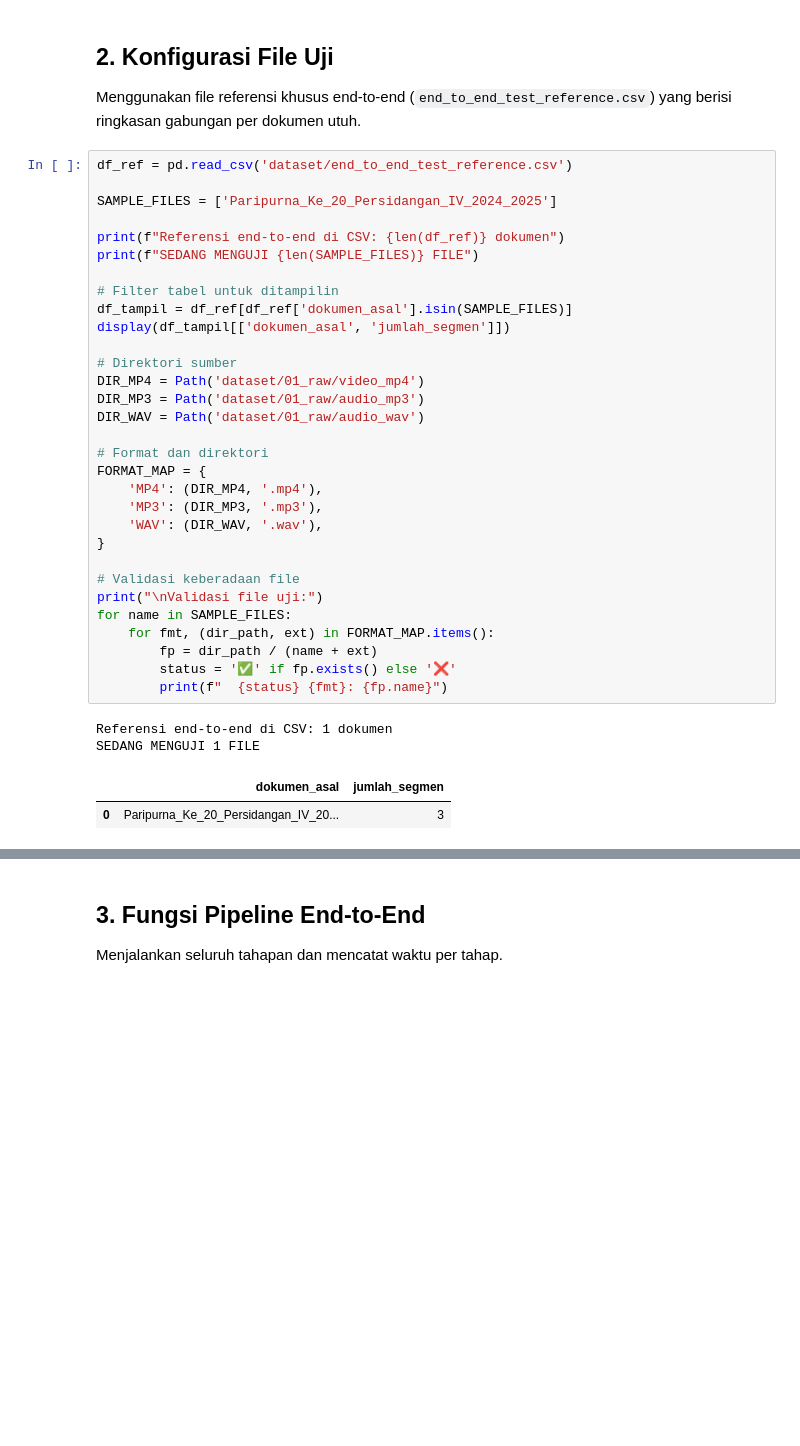
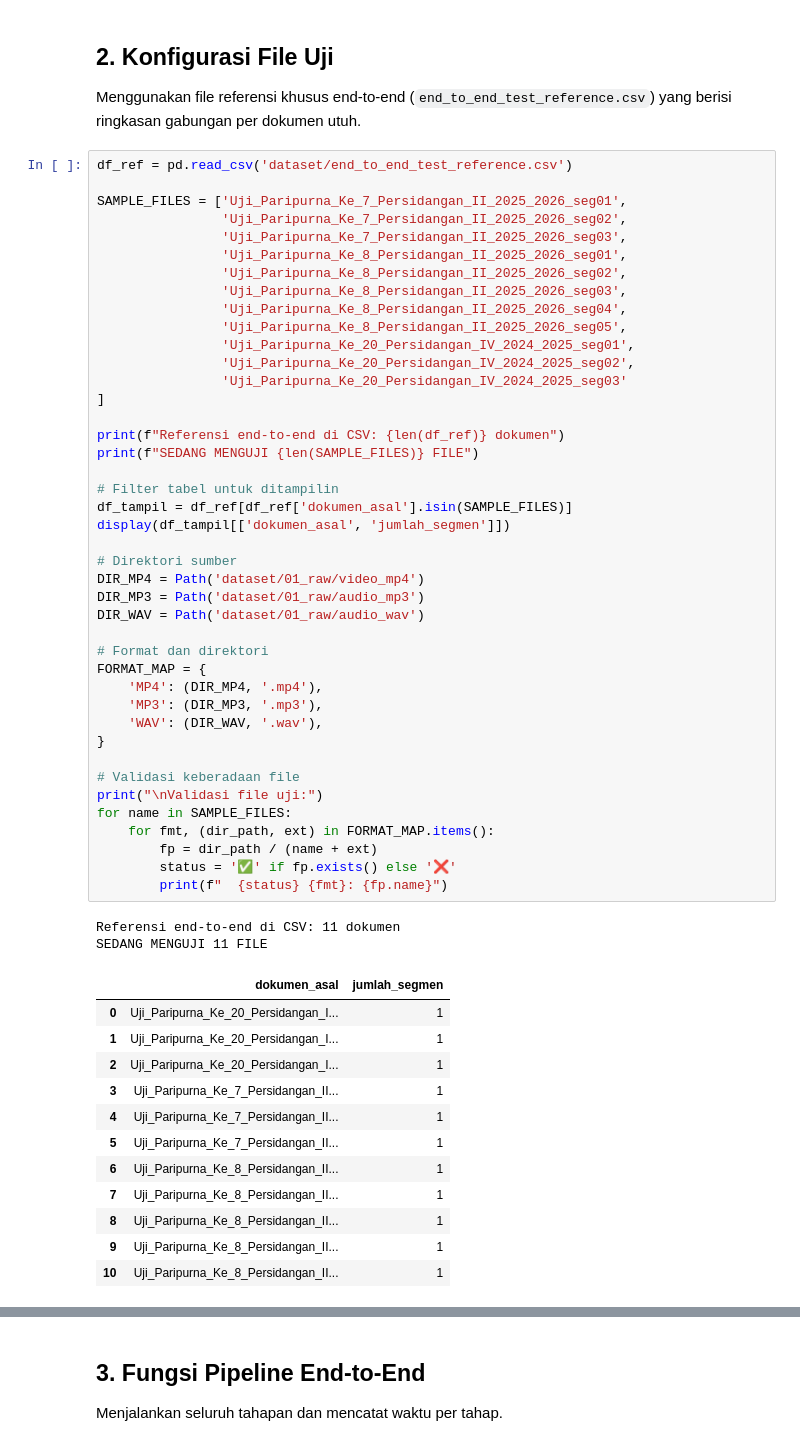
Before and after one commit to OkaWiyana/meeting-summarizer, a Jupyter notebook: notebooks/04_end_to_end_test.ipynb, the cells around one changed output, grey strips where cells are left out. Cells and saved outputs as stored; diff of their text form; blank space fills up the shorter version.

```diff
--- a/notebooks/04_end_to_end_test.ipynb
+++ b/notebooks/04_end_to_end_test.ipynb
@@ -82,37 +115,58 @@ Menggunakan file referensi khusus end-to-end (`end_to_end_test_reference.csv`) y
 # %%
 df_ref = pd.read_csv('dataset/end_to_end_test_reference.csv')
 
-SAMPLE_FILES = ['Paripurna_Ke_20_Persidangan_IV_2024_2025']
+SAMPLE_FILES = ['Uji_Paripurna_Ke_7_Persidangan_II_2025_2026_seg01',
+                'Uji_Paripurna_Ke_7_Persidangan_II_2025_2026_seg02',
+                'Uji_Paripurna_Ke_7_Persidangan_II_2025_2026_seg03',
+                'Uji_Paripurna_Ke_8_Persidangan_II_2025_2026_seg01',
+                'Uji_Paripurna_Ke_8_Persidangan_II_2025_2026_seg02',
+                'Uji_Paripurna_Ke_8_Persidangan_II_2025_2026_seg03',
+                'Uji_Paripurna_Ke_8_Persidangan_II_2025_2026_seg04',
+                'Uji_Paripurna_Ke_8_Persidangan_II_2025_2026_seg05',
+                'Uji_Paripurna_Ke_20_Persidangan_IV_2024_2025_seg01',
+                'Uji_Paripurna_Ke_20_Persidangan_IV_2024_2025_seg02',
+                'Uji_Paripurna_Ke_20_Persidangan_IV_2024_2025_seg03'
+]
 
 print(f"Referensi end-to-end di CSV: {len(df_ref)} dokumen")
 print(f"SEDANG MENGUJI {len(SAMPLE_FILES)} FILE")
 
 # Filter tabel untuk ditampilin
 df_tampil = df_ref[df_ref['dokumen_asal'].isin(SAMPLE_FILES)]
 display(df_tampil[['dokumen_asal', 'jumlah_segmen']])
 
 # Direktori sumber
 DIR_MP4 = Path('dataset/01_raw/video_mp4')
 DIR_MP3 = Path('dataset/01_raw/audio_mp3')
 DIR_WAV = Path('dataset/01_raw/audio_wav')
 
 # Format dan direktori
 FORMAT_MAP = {
     'MP4': (DIR_MP4, '.mp4'),
     'MP3': (DIR_MP3, '.mp3'),
     'WAV': (DIR_WAV, '.wav'),
 }
 
 # Validasi keberadaan file
 print("\nValidasi file uji:")
 for name in SAMPLE_FILES:
     for fmt, (dir_path, ext) in FORMAT_MAP.items():
         fp = dir_path / (name + ext)
         status = '✅' if fp.exists() else '❌'
         print(f"  {status} {fmt}: {fp.name}")
 # %% [output]
-Referensi end-to-end di CSV: 1 dokumen
-SEDANG MENGUJI 1 FILE
+Referensi end-to-end di CSV: 11 dokumen
+SEDANG MENGUJI 11 FILE
 |  | dokumen_asal | jumlah_segmen |
-| 0 | Paripurna_Ke_20_Persidangan_IV_20... | 3 |
+| 0 | Uji_Paripurna_Ke_20_Persidangan_I... | 1 |
+| 1 | Uji_Paripurna_Ke_20_Persidangan_I... | 1 |
+| 2 | Uji_Paripurna_Ke_20_Persidangan_I... | 1 |
+| 3 | Uji_Paripurna_Ke_7_Persidangan_II... | 1 |
+| 4 | Uji_Paripurna_Ke_7_Persidangan_II... | 1 |
+| 5 | Uji_Paripurna_Ke_7_Persidangan_II... | 1 |
+| 6 | Uji_Paripurna_Ke_8_Persidangan_II... | 1 |
+| 7 | Uji_Paripurna_Ke_8_Persidangan_II... | 1 |
+| 8 | Uji_Paripurna_Ke_8_Persidangan_II... | 1 |
+| 9 | Uji_Paripurna_Ke_8_Persidangan_II... | 1 |
+| 10 | Uji_Paripurna_Ke_8_Persidangan_II... | 1 |
 Validasi file uji:
```
Also changed, not shown: parts of 12 cells of this notebook, 6 other files.
